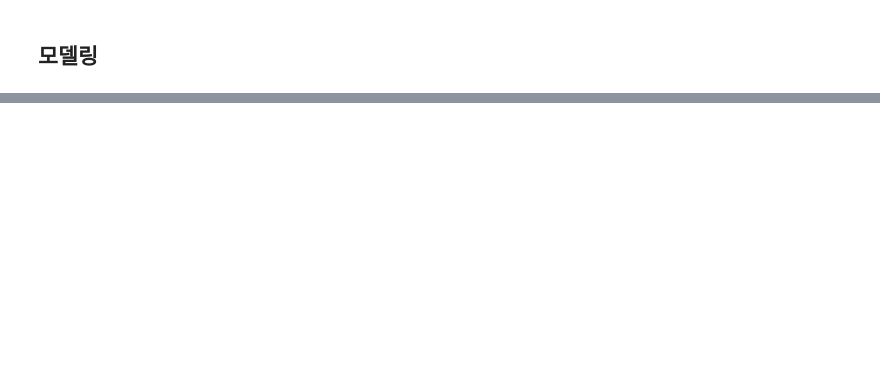
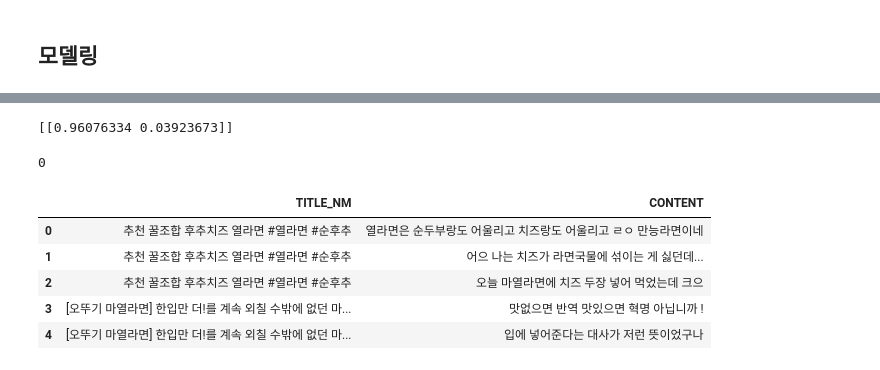
Before and after one commit to badro97/NLP_Practice, a Jupyter notebook: BERT_감성분석.ipynb, the cells around one changed output, grey strips where cells are left out. Drawn from its saved outputs; the diff is of its cells as text; code cells hidden in the pictures; blank space fills up the shorter version.

```diff
--- a/BERT_감성분석.ipynb
+++ b/BERT_감성분석.ipynb
@@ -190,0 +226,22 @@ array([[0.99759644, 0.00240352]], dtype=float32)
+# %%
+tensor = model2(['영화가 재미 d없어요'])
+numpy_array = tensor.numpy()
+print(numpy_array)
+# %% [output]
+[[0.96076334 0.03923673]]
+# %%
+label = np.argmax(numpy_array, axis=1)[0]
+label
+# %% [output]
+0
+# %%
+
+df = pd.read_csv('/content/drive/MyDrive/ML_TFT/Youtube_Comment.csv')
+df.head()
+# %% [output]
+|  | TITLE_NM | CONTENT |
+| 0 | 추천 꿀조합 후추치즈 열라면 #열라면 #순후추 | 열라면은 순두부랑도 어울리고 치즈랑도 어울리고 ㄹㅇ 만능라면이네 |
+| 1 | 추천 꿀조합 후추치즈 열라면 #열라면 #순후추 | 어으 나는 치즈가 라면국물에 섞이는 게 싫던데... |
+| 2 | 추천 꿀조합 후추치즈 열라면 #열라면 #순후추 | 오늘 마열라면에 치즈 두장 넣어 먹었는데 크으 |
+| 3 | [오뚜기 마열라면] 한입만 더!를 계속 외칠 수밖에 없던 마... | 맛없으면 반역 맛있으면 혁명 아닙니까 ! |
+| 4 | [오뚜기 마열라면] 한입만 더!를 계속 외칠 수밖에 없던 마... | 입에 넣어준다는 대사가 저런 뜻이었구나 |
```
Also changed, not shown: parts of 23 cells of this notebook, 2 other files.
